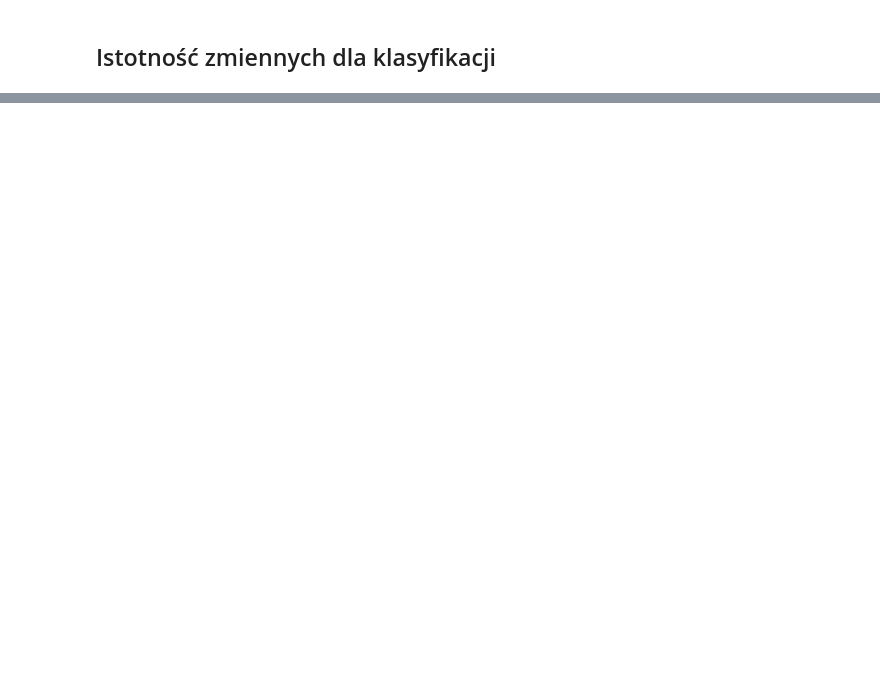
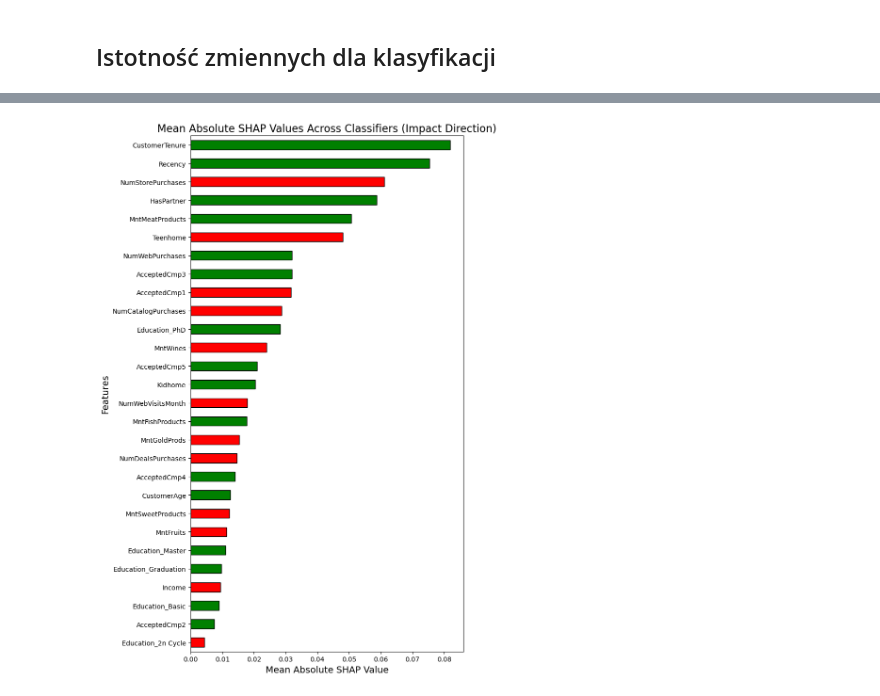
Before and after one commit to janbielski-uekat/praca-magisterska, a Jupyter notebook: notebooks/clf_feature_importnace.ipynb, the cells around one changed output, grey strips where cells are left out. Saved outputs shown, nothing was run; the diff lists cells and outputs as text; code cells hidden in the pictures; blank space fills up the shorter version.

```diff
--- a/notebooks/clf_feature_importnace.ipynb
+++ b/notebooks/clf_feature_importnace.ipynb
@@ -96,0 +130,43 @@ plt.show()
+# %%
+# Combine SHAP values into a single DataFrame
+shap_values_combined = pd.DataFrame()
+
+for clf_name, shap_values in shap_values_dict.items():
+    # If the classifier is multi-class, sum SHAP values across classes
+    if isinstance(shap_values, list):
+        shap_values = np.sum(shap_values, axis=0)  # Do not apply np.abs here
+
+    # Create a DataFrame for the current classifier's SHAP values
+    shap_df = pd.DataFrame(shap_values, columns=feature_names)  # Keep raw SHAP values
+    shap_values_combined = pd.concat([shap_values_combined, shap_df], axis=0)
+
+# Calculate the mean absolute SHAP value for each feature (for ranking)
+mean_absolute_shap_values = shap_values_combined.abs().mean(axis=0)
+
+# Calculate the mean SHAP value for each feature (for direction)
+mean_shap_values = shap_values_combined.mean(axis=0)
+
+# Sort features by mean absolute SHAP value
+mean_absolute_shap_values = mean_absolute_shap_values.sort_values(ascending=False)
+
+# Drop the 'Complain' variable if it exists
+if 'Complain' in mean_absolute_shap_values.index:
+    mean_absolute_shap_values = mean_absolute_shap_values.drop('Complain')
+if 'Complain' in mean_shap_values.index:
+    mean_shap_values = mean_shap_values.drop('Complain')
+
+# Align the mean SHAP values with the sorted absolute SHAP values for consistent ranking
+mean_shap_values = mean_shap_values[mean_absolute_shap_values.index]
+
+# Plot the mean absolute SHAP values with color indicating positive/negative impact
+plt.figure(figsize=(8, 12))
+colors = mean_shap_values.apply(lambda x: 'green' if x > 0 else 'red')  # Green for positive, red for negative
+mean_absolute_shap_values.plot(kind='barh', color=colors, edgecolor='black')
+plt.title('Mean Absolute SHAP Values Across Classifiers (Impact Direction)', fontsize=16)
+plt.xlabel('Mean Absolute SHAP Value', fontsize=14)
+plt.ylabel('Features', fontsize=14)
+plt.gca().invert_yaxis()  # Invert y-axis to show the most important features at the top
+plt.tight_layout()
+plt.show()
+# %% [output]
+[figure, added]
```
Also changed, not shown: parts of 3 cells of this notebook, 20 other files.
